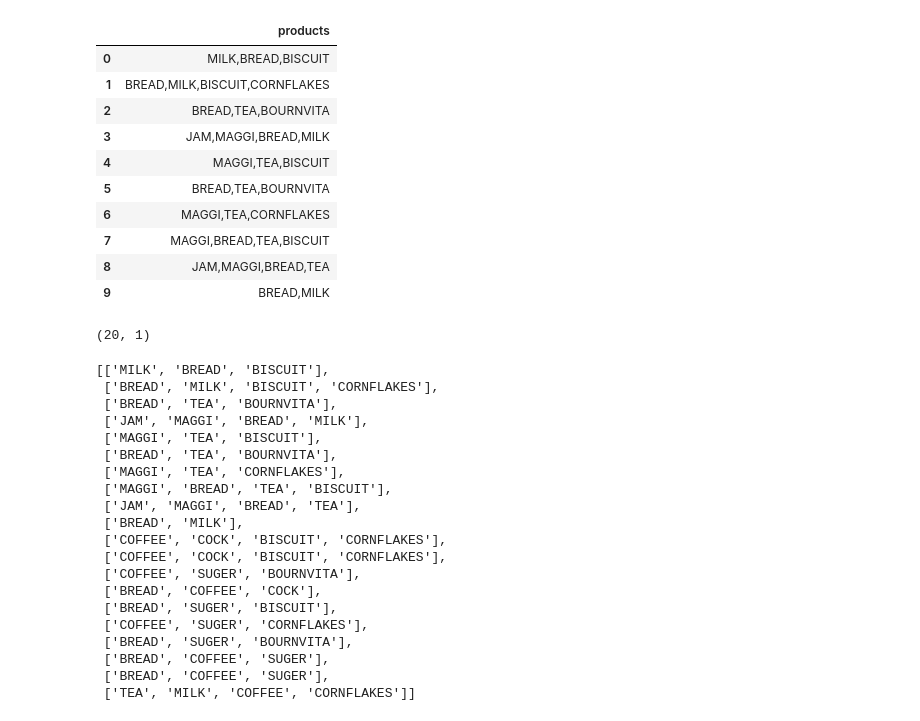
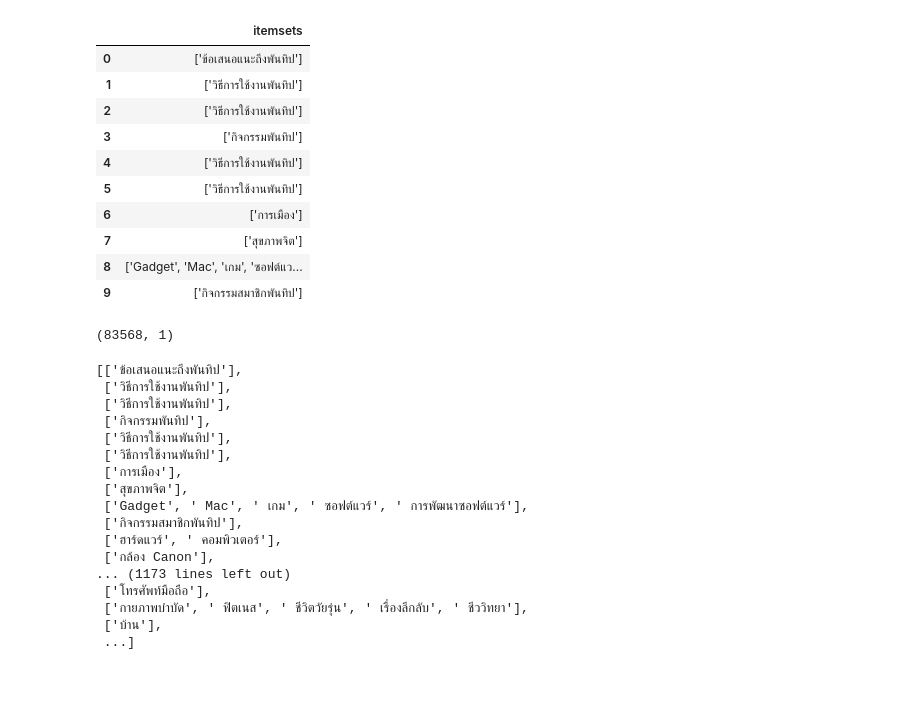
Before and after one commit to ThanisonBoss/Association-Rules-with-PantipTag, a Jupyter notebook: main.ipynb, the cells around one changed output. Cells and saved outputs as stored; diff of their text form; code cells hidden in the pictures; blank space fills up the shorter version.

```diff
--- a/main.ipynb
+++ b/main.ipynb
@@ -4,49 +4,46 @@ import numpy as np
 from mlxtend.preprocessing import TransactionEncoder
 from mlxtend.frequent_patterns import apriori, association_rules
 # %%
-dataPath = "data/GroceryStoreDataSet.csv"
-data = pd.read_csv(dataPath, names=['products'])
+dataPath = "data/pantipTagFinal.csv"
+data = pd.read_csv(dataPath)
 data.head(10)
 # %% [output]
-|  | products |
-| 0 | MILK,BREAD,BISCUIT |
-| 1 | BREAD,MILK,BISCUIT,CORNFLAKES |
-| 2 | BREAD,TEA,BOURNVITA |
-| 3 | JAM,MAGGI,BREAD,MILK |
-| 4 | MAGGI,TEA,BISCUIT |
-| 5 | BREAD,TEA,BOURNVITA |
-| 6 | MAGGI,TEA,CORNFLAKES |
-| 7 | MAGGI,BREAD,TEA,BISCUIT |
-| 8 | JAM,MAGGI,BREAD,TEA |
-| 9 | BREAD,MILK |
+|  | itemsets |
+| 0 | ['ข้อเสนอแนะถึงพันทิป'] |
+| 1 | ['วิธีการใช้งานพันทิป'] |
+| 2 | ['วิธีการใช้งานพันทิป'] |
+| 3 | ['กิจกรรมพันทิป'] |
+| 4 | ['วิธีการใช้งานพันทิป'] |
+| 5 | ['วิธีการใช้งานพันทิป'] |
+| 6 | ['การเมือง'] |
+| 7 | ['สุขภาพจิต'] |
+| 8 | ['Gadget', 'Mac', 'เกม', 'ซอฟต์แว... |
+| 9 | ['กิจกรรมสมาชิกพันทิป'] |
 # %%
 data.shape
 # %% [output]
-(20, 1)
+(83568, 1)
 # %%
-dataList = list(data['products'].apply(lambda x : x.split(",")))
+dataList = list(data["itemsets"].apply(lambda x : x.strip("[]").replace("'","").split(",")))
 dataList
 # %% [output]
-[['MILK', 'BREAD', 'BISCUIT'],
- ['BREAD', 'MILK', 'BISCUIT', 'CORNFLAKES'],
- ['BREAD', 'TEA', 'BOURNVITA'],
- ['JAM', 'MAGGI', 'BREAD', 'MILK'],
- ['MAGGI', 'TEA', 'BISCUIT'],
- ['BREAD', 'TEA', 'BOURNVITA'],
- ['MAGGI', 'TEA', 'CORNFLAKES'],
- ['MAGGI', 'BREAD', 'TEA', 'BISCUIT'],
- ['JAM', 'MAGGI', 'BREAD', 'TEA'],
- ['BREAD', 'MILK'],
- ['COFFEE', 'COCK', 'BISCUIT', 'CORNFLAKES'],
- ['COFFEE', 'COCK', 'BISCUIT', 'CORNFLAKES'],
- ['COFFEE', 'SUGER', 'BOURNVITA'],
- ['BREAD', 'COFFEE', 'COCK'],
- ['BREAD', 'SUGER', 'BISCUIT'],
- ['COFFEE', 'SUGER', 'CORNFLAKES'],
- ['BREAD', 'SUGER', 'BOURNVITA'],
- ['BREAD', 'COFFEE', 'SUGER'],
- ['BREAD', 'COFFEE', 'SUGER'],
- ['TEA', 'MILK', 'COFFEE', 'CORNFLAKES']]
+[['ข้อเสนอแนะถึงพันทิป'],
+ ['วิธีการใช้งานพันทิป'],
+ ['วิธีการใช้งานพันทิป'],
+ ['กิจกรรมพันทิป'],
+ ['วิธีการใช้งานพันทิป'],
+ ['วิธีการใช้งานพันทิป'],
+ ['การเมือง'],
+ ['สุขภาพจิต'],
+ ['Gadget', ' Mac', ' เกม', ' ซอฟต์แวร์', ' การพัฒนาซอฟต์แวร์'],
+ ['กิจกรรมสมาชิกพันทิป'],
+ ['ฮาร์ดแวร์', ' คอมพิวเตอร์'],
+ ['กล้อง Canon'],
+... (1173 lines left out)
+ ['โทรศัพท์มือถือ'],
+ ['กายภาพบำบัด', ' ฟิตเนส', ' ชีวิตวัยรุ่น', ' เรื่องลึกลับ', ' ชีววิทยา'],
+ ['บ้าน'],
+ ...]
 # %%
 encoder = TransactionEncoder()
 data = encoder.fit(dataList).transform(dataList)
```
Also changed, not shown: parts of 4 cells of this notebook, 4 other files.
